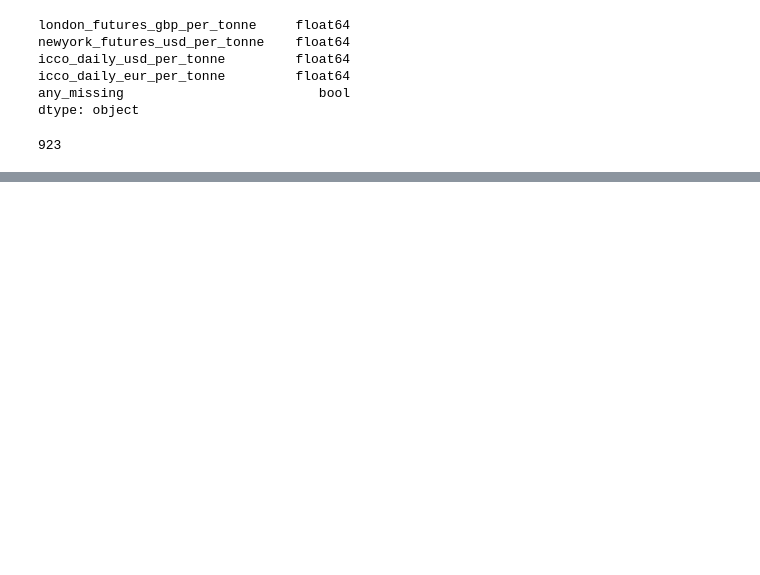
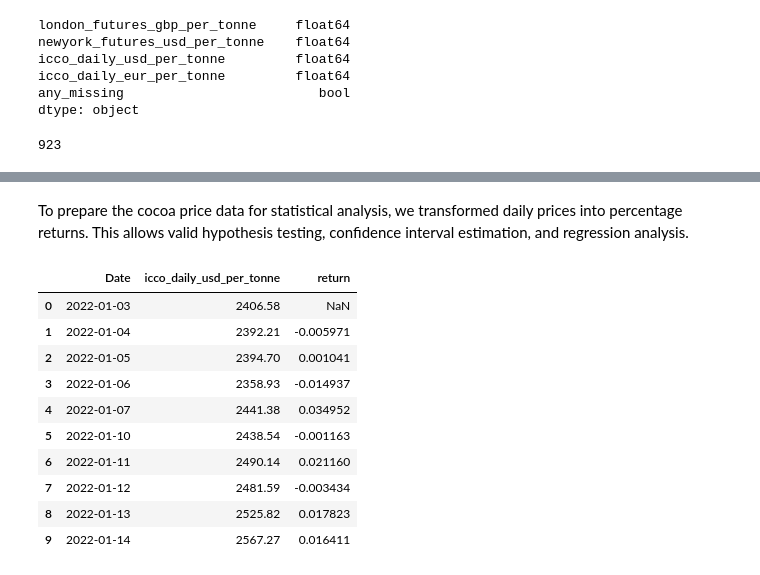
Before and after one commit to Lina060992/Chocolate, a Jupyter notebook: cocoa_prices_2022_2025.ipynb, the cells around one changed output, grey strips where cells are left out. Drawn from its saved outputs; the diff is of its cells as text; code cells hidden in the pictures; blank space fills up the shorter version.

```diff
--- a/cocoa_prices_2022_2025.ipynb
+++ b/cocoa_prices_2022_2025.ipynb
@@ -212,0 +290,19 @@ df_cocoa_prices.to_sql(
+# %% [markdown]
+To prepare the cocoa price data for statistical analysis, we transformed daily prices into percentage returns. This allows valid hypothesis testing, confidence interval estimation, and regression analysis.
+# %%
+# This computes the daily percentage change in cocoa prices:
+df["return"] = df[price_col].pct_change()     # daily percent change
+
+df[["Date", price_col, "return"]].head(10)
+# %% [output]
+|  | Date | icco_daily_usd_per_tonne | return |
+| 0 | 2022-01-03 | 2406.58 | NaN |
+| 1 | 2022-01-04 | 2392.21 | -0.005971 |
+| 2 | 2022-01-05 | 2394.70 | 0.001041 |
+| 3 | 2022-01-06 | 2358.93 | -0.014937 |
+| 4 | 2022-01-07 | 2441.38 | 0.034952 |
+| 5 | 2022-01-10 | 2438.54 | -0.001163 |
+| 6 | 2022-01-11 | 2490.14 | 0.021160 |
+| 7 | 2022-01-12 | 2481.59 | -0.003434 |
+| 8 | 2022-01-13 | 2525.82 | 0.017823 |
+| 9 | 2022-01-14 | 2567.27 | 0.016411 |
```
Also changed, not shown: parts of 19 cells of this notebook.
